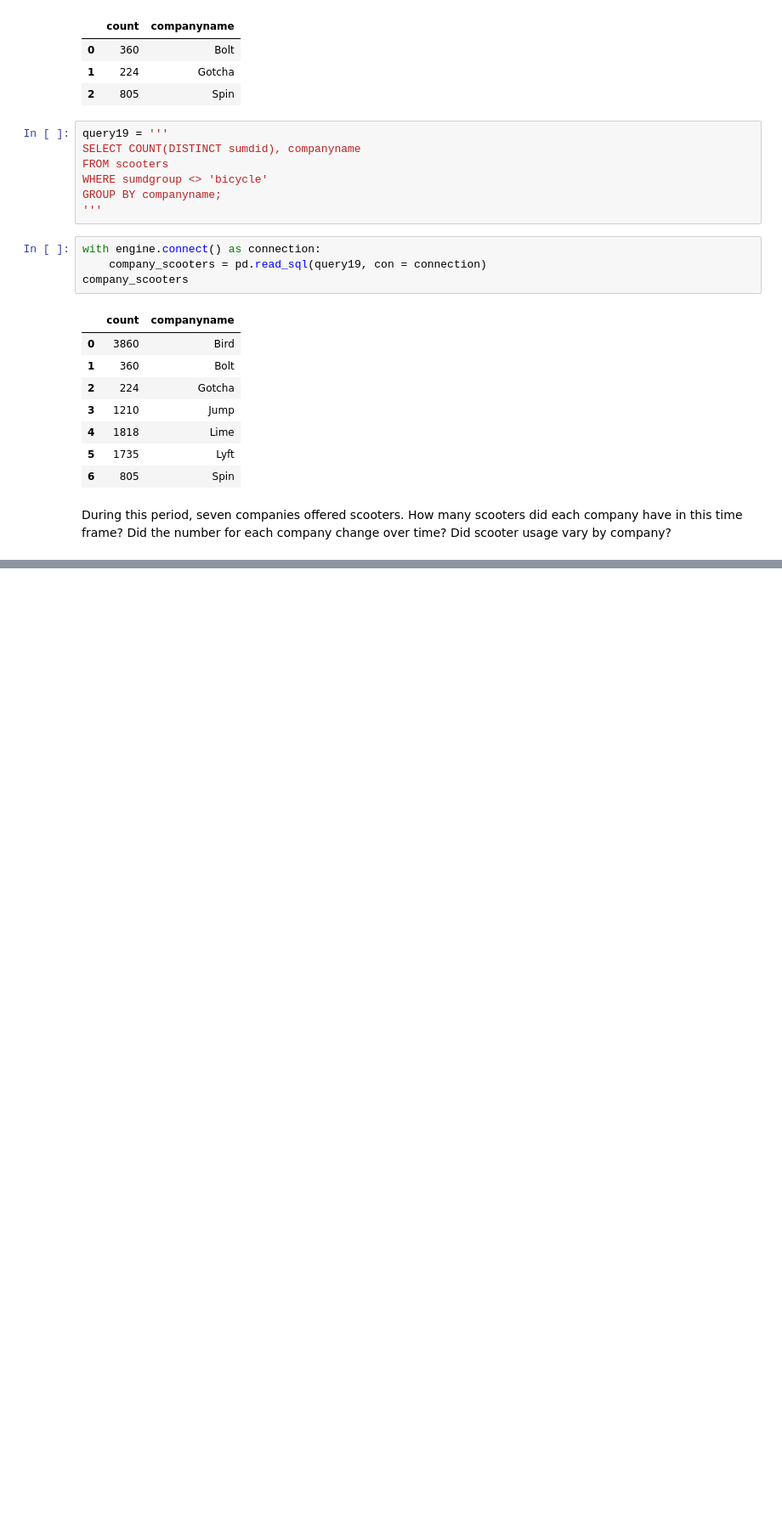
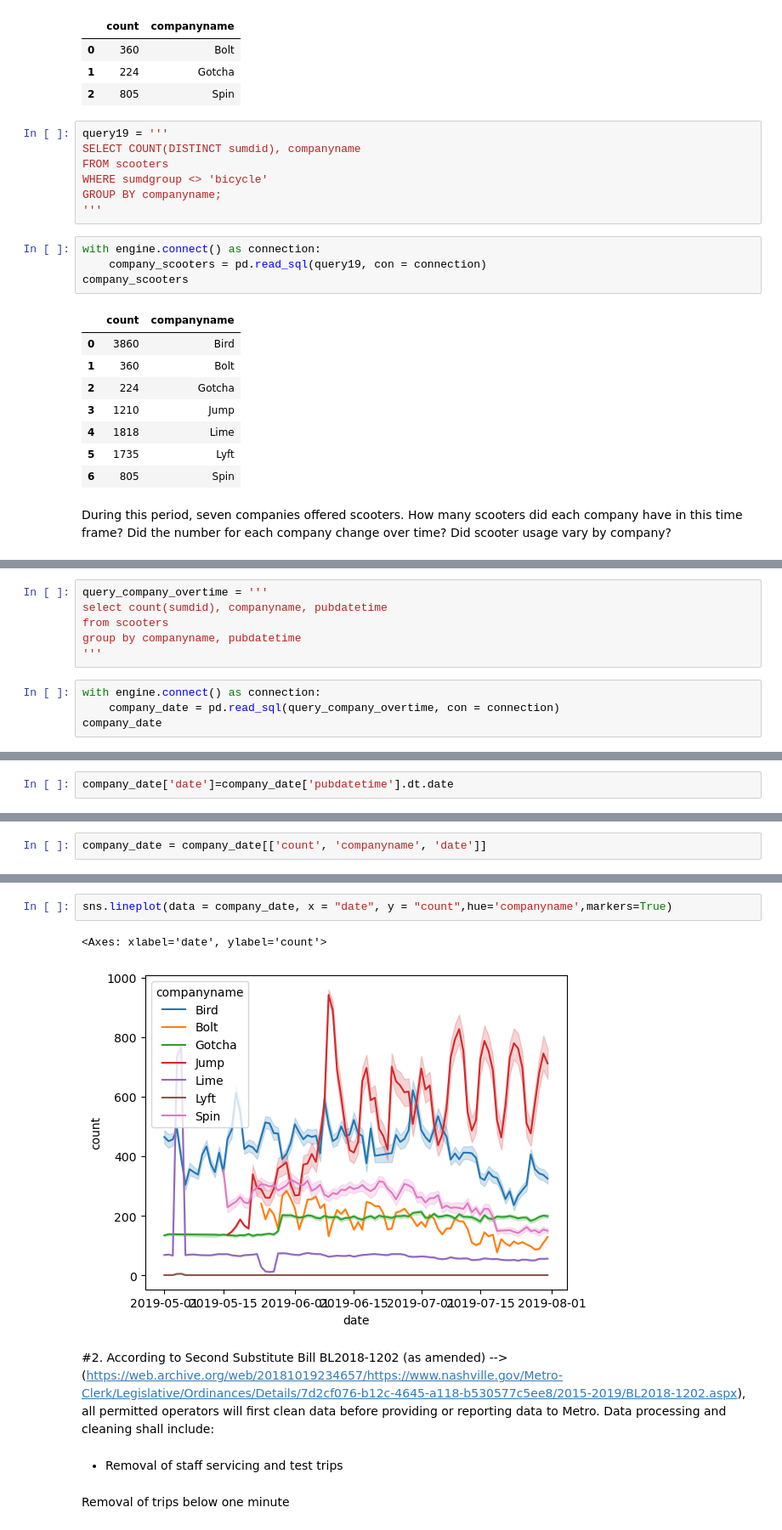
Before and after one commit to NSS-Data-Analytics-Cohort-10/scooters-group-6, a Jupyter notebook: notebooks/sqlalchemy.ipynb, the cells around one changed output, grey strips where cells are left out. Shown at 85% size. Cells and saved outputs as stored; diff of their text form; blank space fills up the shorter version.

```diff
--- a/notebooks/sqlalchemy.ipynb
+++ b/notebooks/sqlalchemy.ipynb
@@ -386,0 +408,10 @@ During this period, seven companies offered scooters. How many scooters did each
+# %%
+query_company_overtime = '''
+select count(sumdid), companyname, pubdatetime
+from scooters
+group by companyname, pubdatetime
+'''
+# %%
+with engine.connect() as connection:
+    company_date = pd.read_sql(query_company_overtime, con = connection)
+company_date
@@ -386,0 +432,2 @@ During this period, seven companies offered scooters. How many scooters did each
+# %%
+company_date['date']=company_date['pubdatetime'].dt.date
@@ -386,0 +443,2 @@ During this period, seven companies offered scooters. How many scooters did each
+# %%
+company_date = company_date[['count', 'companyname', 'date']]
@@ -386,0 +458,14 @@ During this period, seven companies offered scooters. How many scooters did each
+# %%
+sns.lineplot(data = company_date, x = "date", y = "count",hue='companyname',markers=True)
+# %% [output]
+<Axes: xlabel='date', ylabel='count'>
+[figure, added]
+# %% [markdown]
+#2. According to Second Substitute Bill BL2018-1202 (as amended) -->
+(https://web.archive.org/web/20181019234657/https://www.nashville.gov/Metro-Clerk/Legislative/Ordinances/Details/7d2cf076-b12c-4645-a118-b530577c5ee8/2015-2019/BL2018-1202.aspx),
+all permitted operators will first clean data before providing or reporting data to Metro.
+Data processing and cleaning shall include:
+# %% [markdown]
+* Removal of staff servicing and test trips
+# %% [markdown]
+Removal of trips below one minute
```
Also changed, not shown: parts of 16 cells of this notebook.
